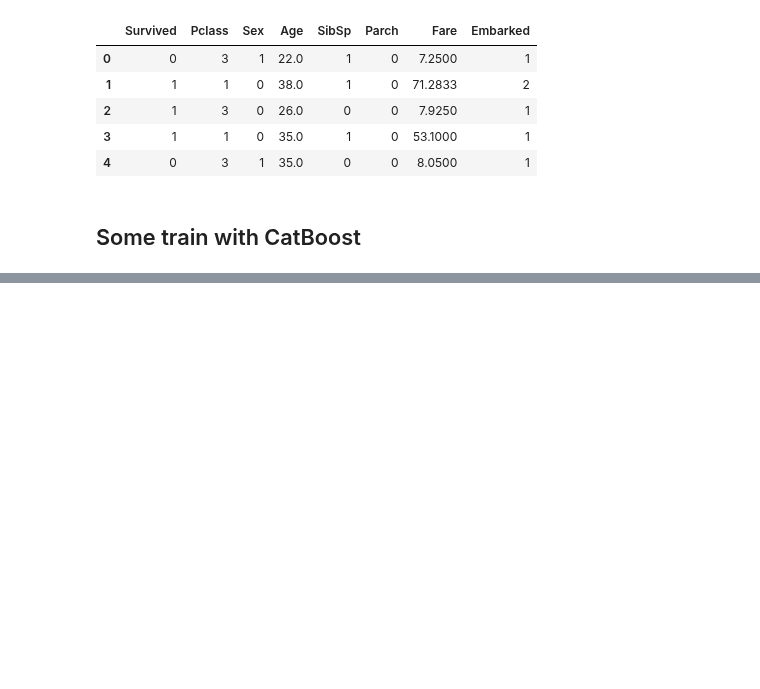
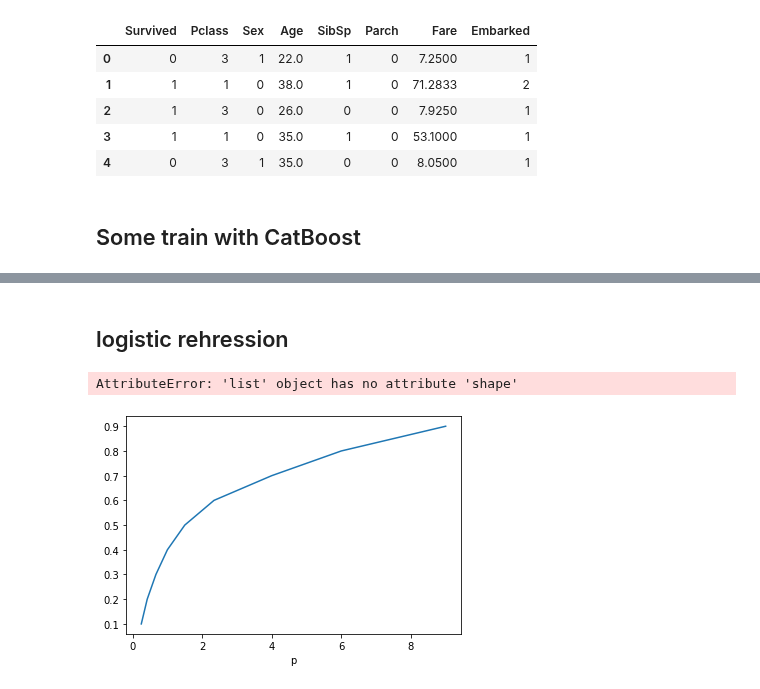
Before and after one commit to Stynic/train_ml_math, a Jupyter notebook: ml/low_level/module_9/notebook_9.ipynb, the cells around one changed output, grey strips where cells are left out. Drawn from its saved outputs; the diff is of its cells as text; code cells hidden in the pictures; blank space fills up the shorter version.

Commit message:
trained with logistic regression
trained with logistic regression

```diff
--- a/ml/low_level/module_9/notebook_9.ipynb
+++ b/ml/low_level/module_9/notebook_9.ipynb
@@ -670,0 +673,2 @@ cat=<catboost.core.CatBoostClassifier object at 0x...>
+# %% [markdown]
+## logistic rehression
@@ -670,0 +679,13 @@ cat=<catboost.core.CatBoostClassifier object at 0x...>
+# %%
+p.shape, odds.shape
+# %% [output]
+AttributeError: 'list' object has no attribute 'shape'
+# %%
+p = np.arange(0.1, 1, 0.1)
+odds = np.array([0.25, .42, .67, 1, 1.5, 2.34, 4, 6, 9])
+plt.plot(odds, p)
+plt.xlabel('odds')
+plt.xlabel('p')
+plt.show()
+# %% [output]
+[figure, added]
```
Also changed, not shown: parts of 15 cells of this notebook.
